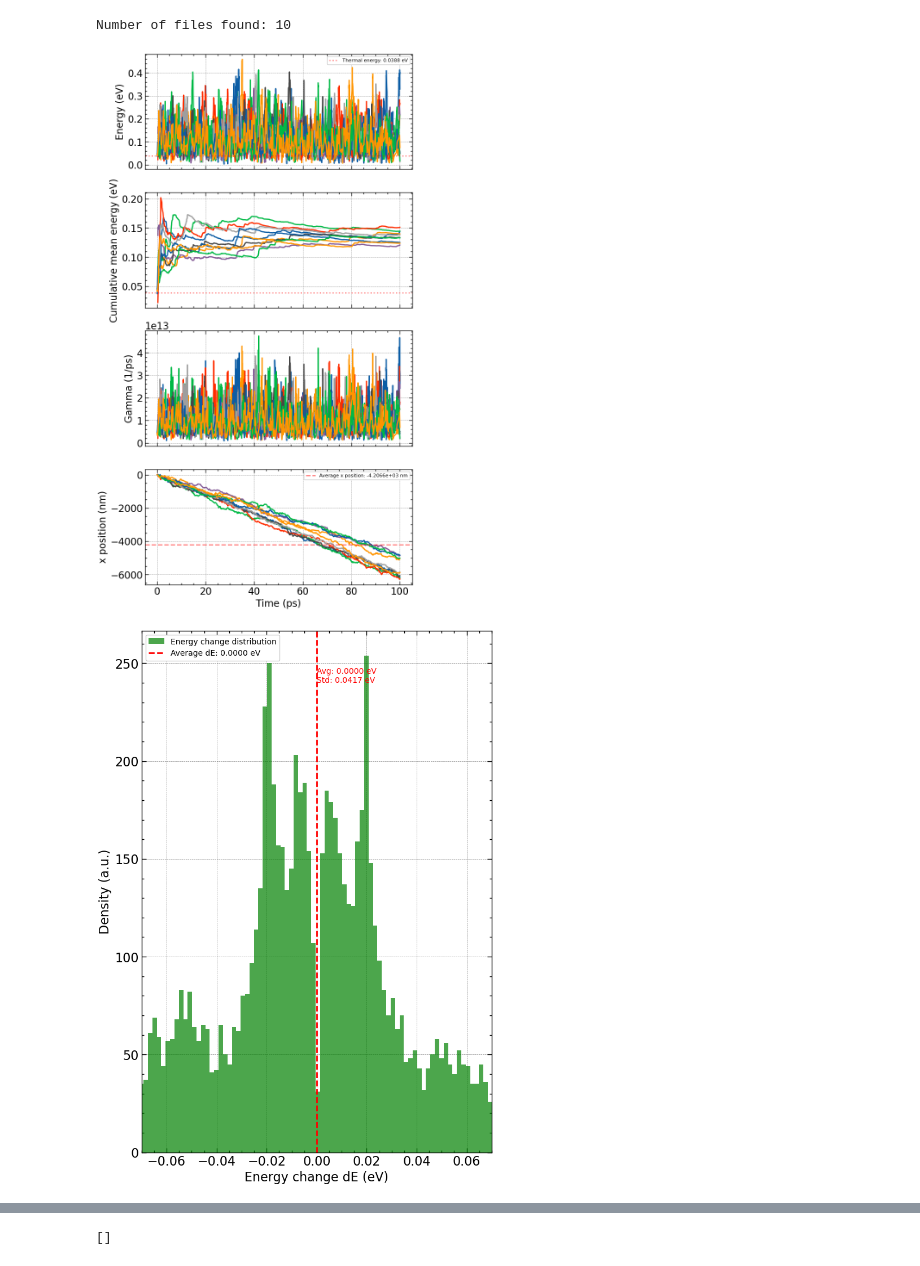
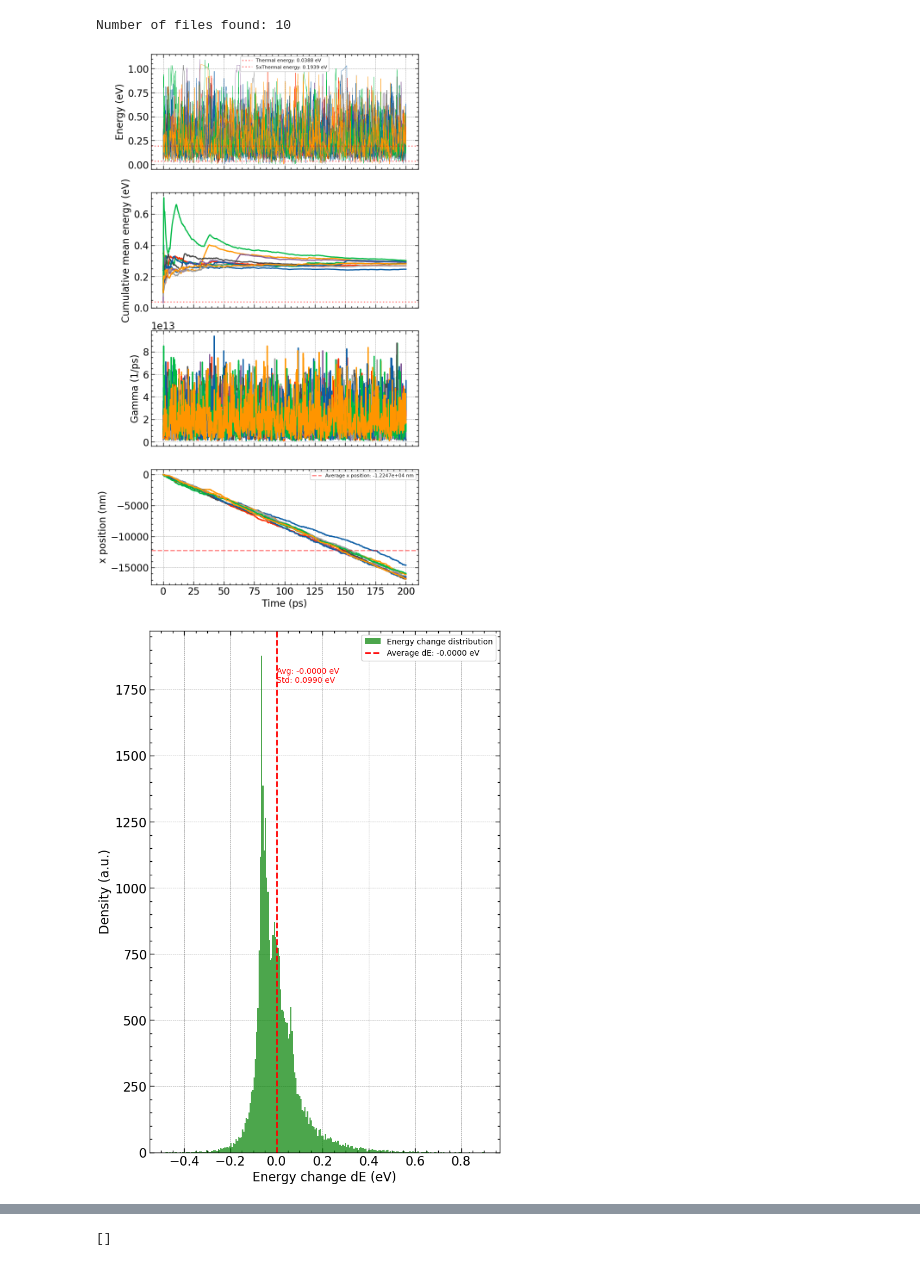
Before and after one commit to RemiHelleboid/UltimateEPM, a Jupyter notebook: python/test.ipynb, the cells around one changed output, grey strips where cells are left out. Drawn from its saved outputs; the diff is of its cells as text; code cells hidden in the pictures.

```diff
--- a/python/test.ipynb
+++ b/python/test.ipynb
@@ -23,3 +19,7 @@ Recent simulation folders:
+# %%
+def fermi_dirac(E, Ef=0.562161, T=300):
+    kB = 8.617333262145e-5  # eV/K
+    return 1.0 / (np.exp((E - Ef) / (kB * T)) + 1.0)
 # %%
 kB = 8.617333262145e-5  # eV/K
 T = 300  # K
@@ -33,8 +33,8 @@ for folder in all_folders[:1]:
     all_files.sort(key=os.path.getmtime, reverse=True)
     print(f"Number of files found: {len(all_files)}")
     fig, ax = plt.subplots(4, sharex=True, figsize=(8, 16))
-    NbFilesToPlot = 20
-    NbFilesToPlot = len(all_files)  # plot all files
+    NbFilesToPlot = 10000
+    NbFilesToPlot = min(NbFilesToPlot, len(all_files))
     all_energies = np.array([])
     all_x_pos = np.array([])
     all_gammas = np.array([])
@@ -45,9 +45,10 @@ for folder in all_folders[:1]:
         nb_cols = data.shape[1]
         energy_data = data[:, nb_cols - 2]
         gamma_data = data[:, 1]
-        cum_mean = np.cumsum(energy_data) / np.arange(1, len(energy_data) + 1)
+        # Cumulative mean energy weighted by time steps
+        cum_mean = np.cumsum(energy_data * np.diff(np.concatenate(([0], time)))) / time
         x_pos = data[:, 2] * 1e9  # in nm
-        ax[0].plot(time, energy_data)
+        ax[0].plot(time, energy_data, lw=0.5)
         ax[1].plot(time, cum_mean)
         ax[2].plot(time, gamma_data)
         ax[3].plot(time, x_pos)
@@ -57,11 +58,14 @@ for folder in all_folders[:1]:
         all_gammas = np.concatenate((all_gammas, gamma_data[size_energy//2:]), axis=0)
         all_x_pos = np.concatenate((all_x_pos, x_pos[size_energy//2:]), axis=0)
         dEs = np.diff(energy_data)
-        dEs = dEs[np.abs(dEs) > 1e-3]
+        dEs = dEs[np.abs(dEs) > 0]
         all_dE = np.concatenate((all_dE, dEs[1:]), axis=0)
     ax[0].set_ylabel("Energy (eV)")
+    # ax[0].set_xlim(-1, 10)
+    # ax[0].set_ylim(-1e-3, 0.25)
 
     ax[0].axhline(thermal_energy, color='r', linestyle=':', label=f'Thermal energy: {thermal_energy:.4f} eV', alpha=0.5)
+    ax[0].axhline(5*thermal_energy, color='r', linestyle=':', label=f'5xThermal energy: {5*thermal_energy:.4f} eV', alpha=0.5)
     ax[1].axhline(thermal_energy, color='r', linestyle=':', label=f'Thermal energy: {thermal_energy:.4f} eV', alpha=0.5)
     mean_x_pos = np.mean(all_x_pos)
     ax[3].axhline(mean_x_pos, color='r', linestyle='--', label=f'Average x position: {mean_x_pos:.4e} nm', alpha=0.5)
@@ -76,33 +80,37 @@ for folder in all_folders[:1]:
     figg, ax = plt.subplots(1, sharex=True, figsize=(8, 12))
     ax.hist(all_dE, bins=250, density=False, alpha=0.7, color='g', label='Energy change distribution')
     avg_dE = np.mean(all_dE)
     std_dE = np.std(all_dE)
     ax.axvline(avg_dE, color='r', linestyle='--', label=f'Average dE: {avg_dE:.4f} eV')
     ax.text(avg_dE + 0.05*avg_dE, ax.get_ylim()[1]*0.9, f'Avg: {avg_dE:.4f} eV\nStd: {std_dE:.4f} eV', color='r')
     ax.legend(fontsize=10)
-    ax.set_xlim(-0.07, 0.07)
+    # ax.set_xlim(-0.07, 0.07)
     ax.set_xlabel("Energy change dE (eV)")
     ax.set_ylabel("Density (a.u.)")
     plt.show()
 
 
     fig, ax = plt.subplots(1, figsize=(8, 6))
     ax.hist(all_energies, bins=250, density=True, alpha=0.7, color='b', label='Energy distribution')
     avg_energy = np.mean(all_energies)
     std_energy = np.std(all_energies)
+    e_lin = np.linspace(0, 1.5, 500)
+    fermi_dist = fermi_dirac(e_lin, Ef=0.562161, T=300)
+    ax.plot(e_lin, fermi_dist, 'r--', lw=2, label='Fermi-Dirac distribution')
+
     ax.axvline(avg_energy, color='r', linestyle='--', label=f'Average energy: {avg_energy:.4f} eV')
     ax.text(avg_energy + 0.05*avg_energy, ax.get_ylim()[1]*0.9, f'Avg: {avg_energy:.4f} eV\nStd: {std_energy:.4f} eV', color='r')
     ax.legend(fontsize=10)
     ax.set_xlabel("Energy (eV)")
     ax.set_ylabel("Density (a.u.)")
     plt.show()
 
 
 
     # argmaxDE = np.argmax(np.abs(all_dE))
     # print(f"Largest energy change dE: {all_dE[argmaxDE]:.4f} eV")
     # print(f"Corresponding gamma before change: {all_gammas[argmaxDE]:.4f}")
 # %% [output]
 Number of files found: 10
-[figure, old version]
+[figure, new version]
-[figure, old version]
+[figure, new version]
```
Also changed, not shown: parts of 3 cells of this notebook, 25 other files.
